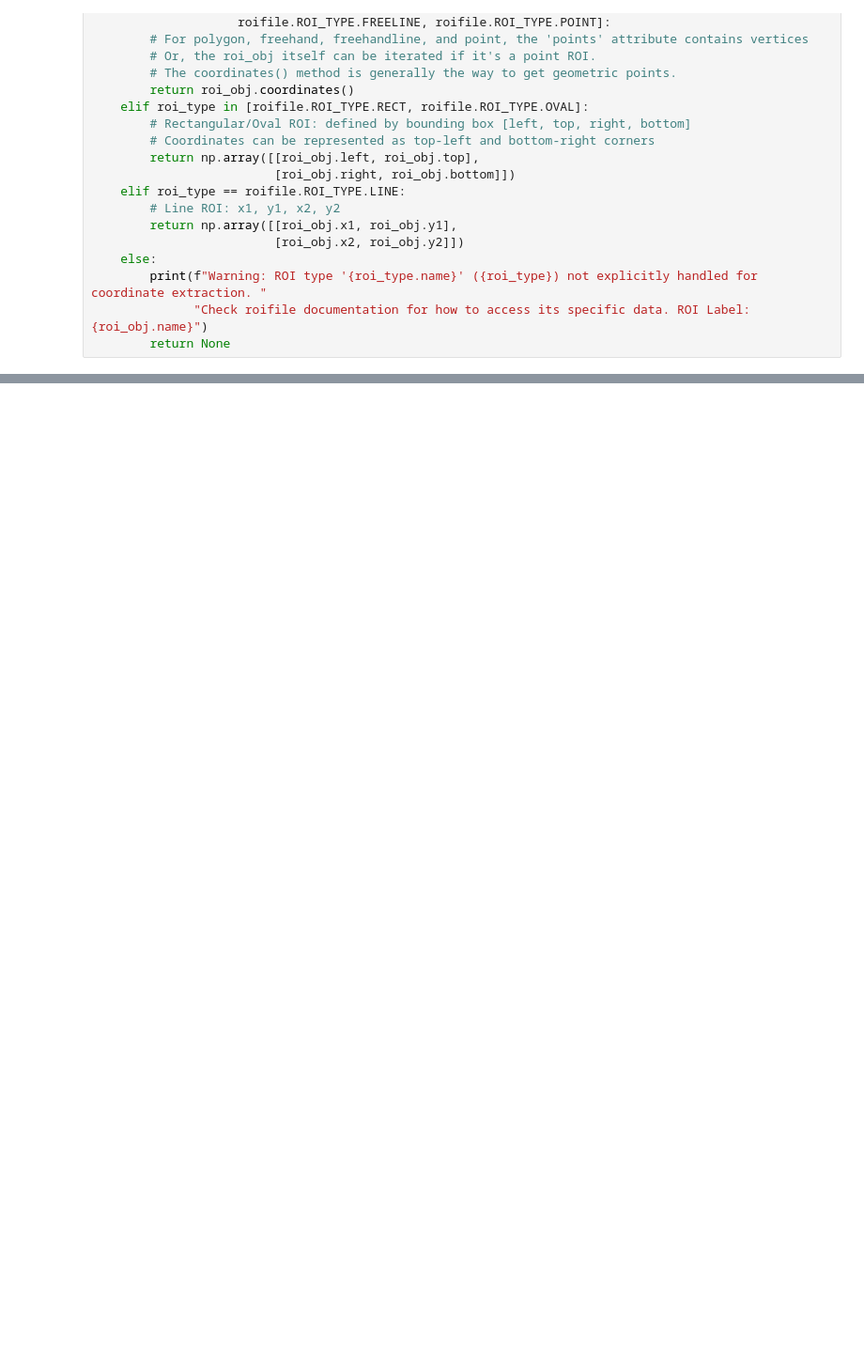
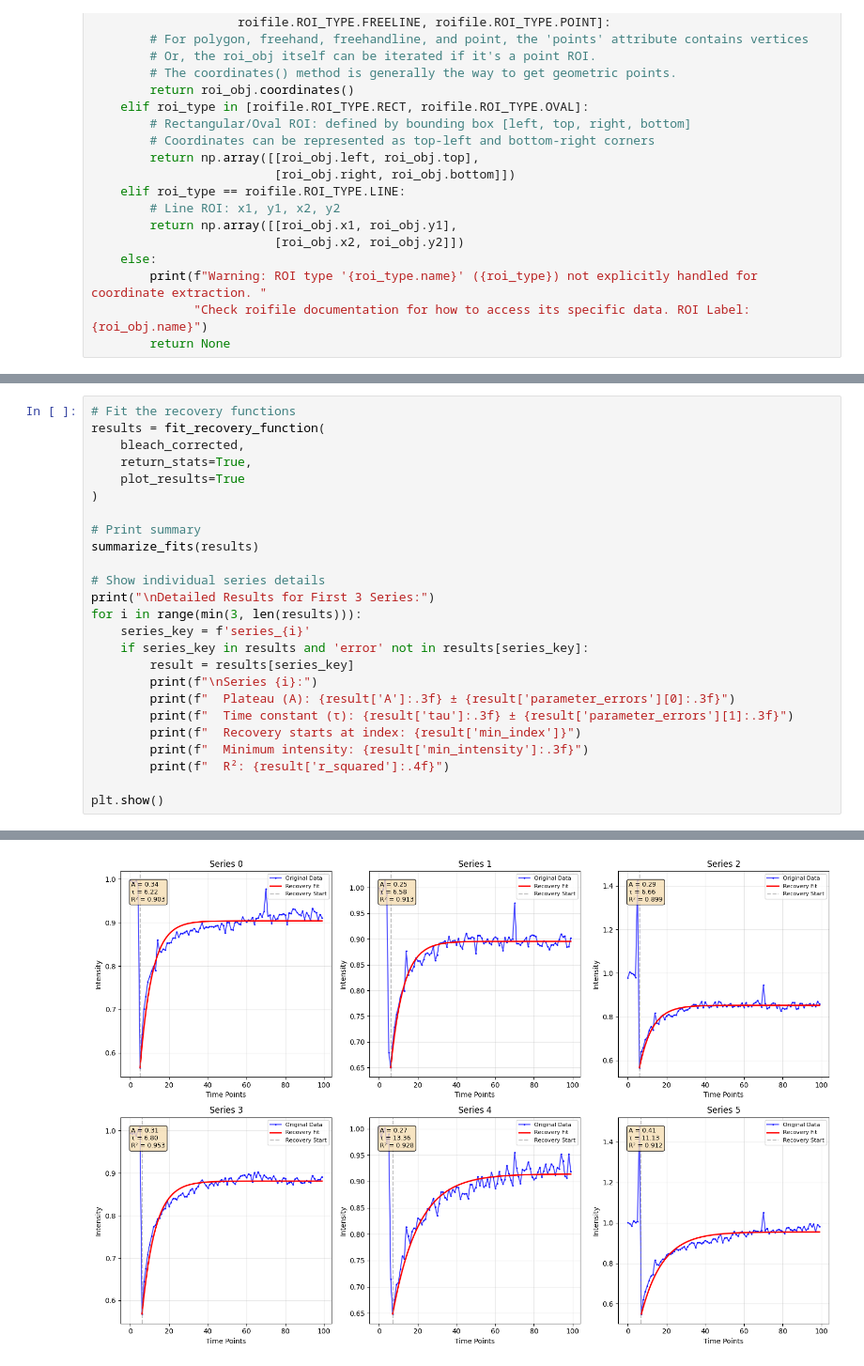
Before and after one commit to nicost/imageAnalysisNotebooks, a Jupyter notebook: projects/SK/SK.ipynb, the cells around one changed output, grey strips where cells are left out. Shown: that part at 94% size. Cells and saved outputs as stored; diff of their text form; blank space fills up the shorter version.

```diff
--- a/projects/SK/SK.ipynb
+++ b/projects/SK/SK.ipynb
@@ -284,0 +817,26 @@ First coordinate time series (first 10 points):
+# %%
+# Fit the recovery functions
+results = fit_recovery_function(
+    bleach_corrected,
+    return_stats=True,
+    plot_results=True
+)
+
+# Print summary
+summarize_fits(results)
+
+# Show individual series details
+print("\nDetailed Results for First 3 Series:")
+for i in range(min(3, len(results))):
+    series_key = f'series_{i}'
+    if series_key in results and 'error' not in results[series_key]:
+        result = results[series_key]
+        print(f"\nSeries {i}:")
+        print(f"  Plateau (A): {result['A']:.3f} ± {result['parameter_errors'][0]:.3f}")
+        print(f"  Time constant (τ): {result['tau']:.3f} ± {result['parameter_errors'][1]:.3f}")
+        print(f"  Recovery starts at index: {result['min_index']}")
+        print(f"  Minimum intensity: {result['min_intensity']:.3f}")
+        print(f"  R²: {result['r_squared']:.4f}")
+
+plt.show()
+# %% [output]
@@ -284,0 +860 @@ First coordinate time series (first 10 points):
+[figure, added]
```
Also changed, not shown: parts of 13 cells of this notebook.
